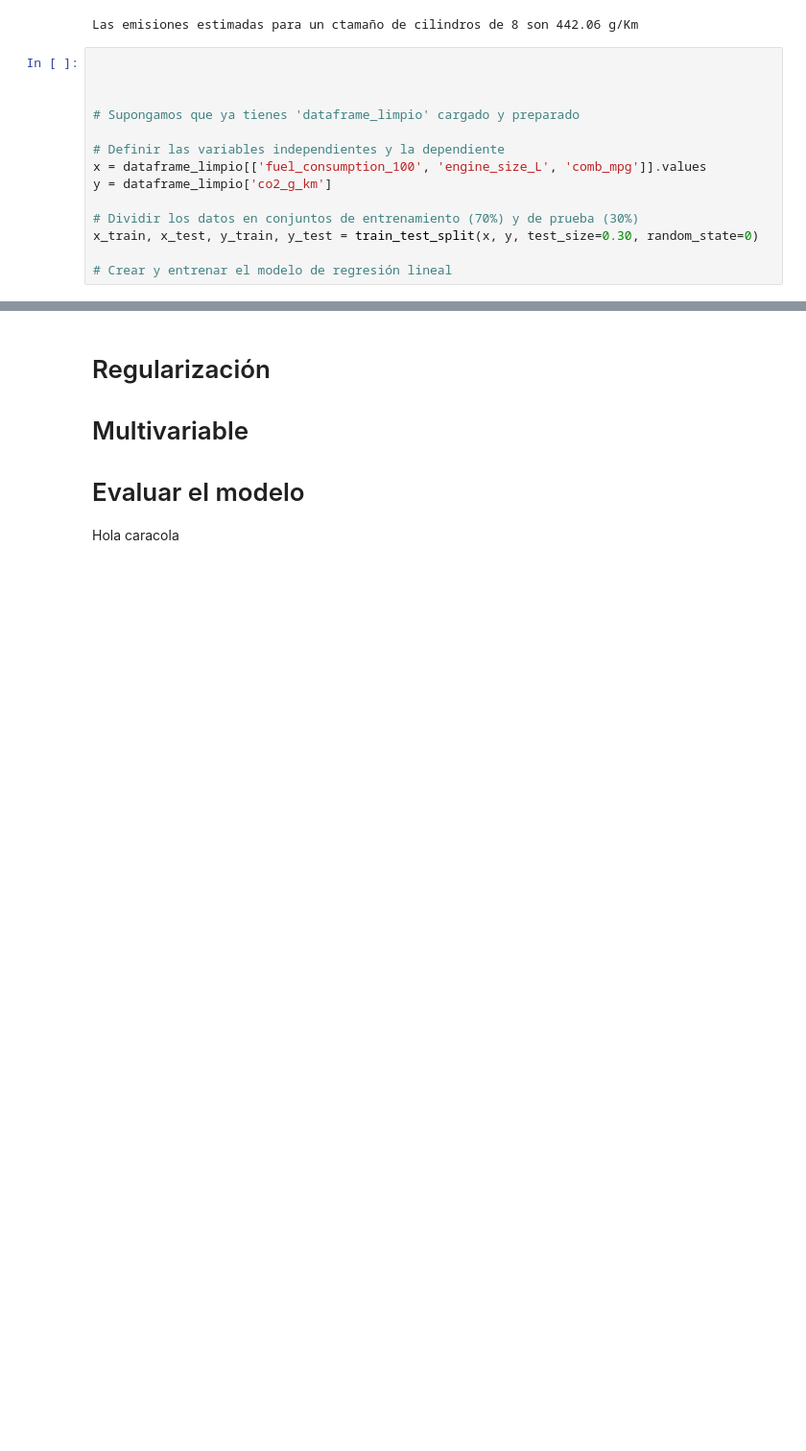
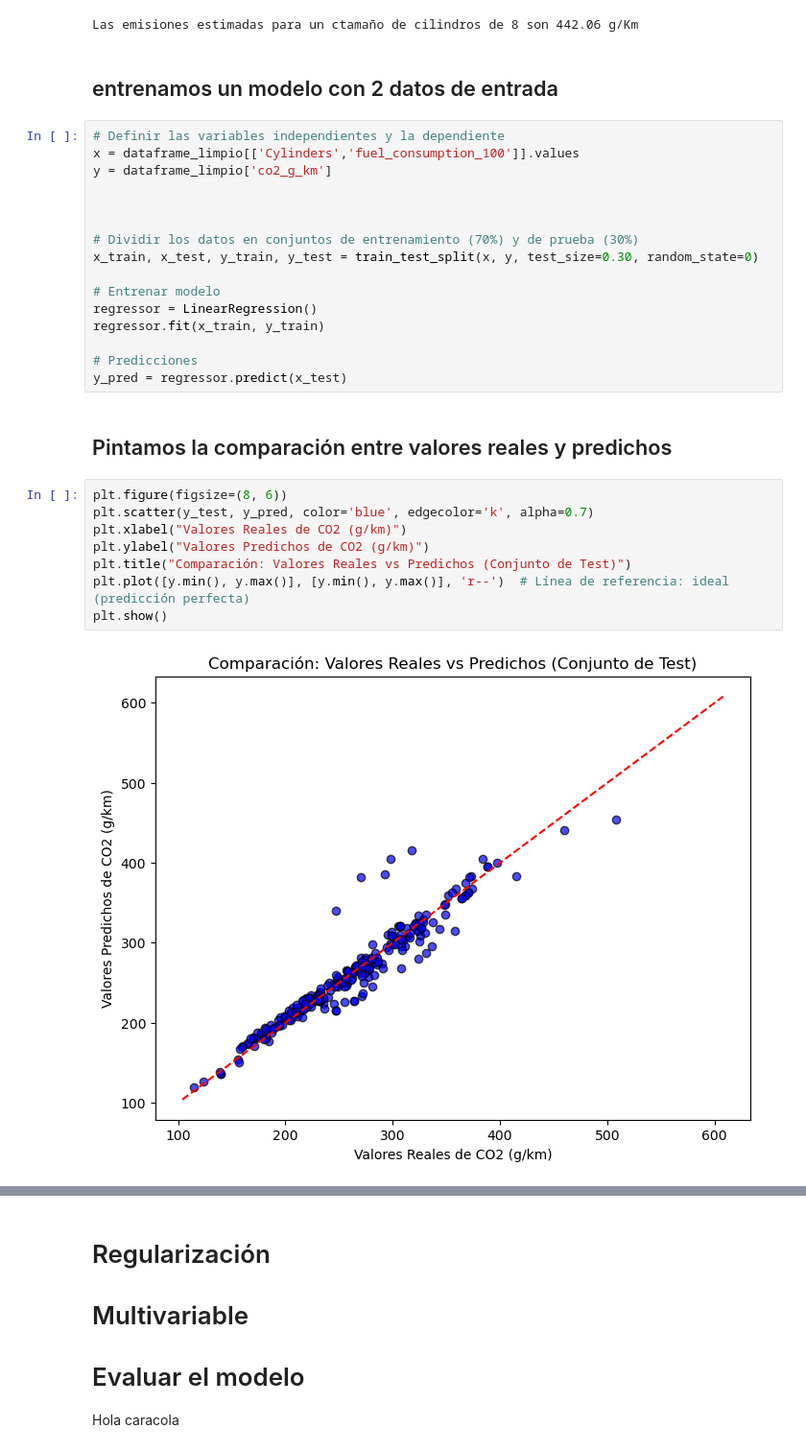
Before and after one commit to EnriqueGranadosMartinez/fuel, a Jupyter notebook: fuel_kike/fuel.ipynb, the cells around one changed output, grey strips where cells are left out. Shown at 96% size. Saved outputs shown, nothing was run; the diff lists cells and outputs as text; blank space fills up the shorter version.

```diff
--- a/fuel_kike/fuel.ipynb
+++ b/fuel_kike/fuel.ipynb
@@ -205,17 +220,33 @@ emisiones_prediccion = regressor.predict(cilindros_inventados)
 print(f"Las emisiones estimadas para un ctamaño de cilindros de {cilindros_inventados[0][0]} son {emisiones_prediccion[0]:,.2f} g/Km")
 # %% [output]
 Las emisiones estimadas para un ctamaño de cilindros de 8 son 442.06 g/Km
+# %% [markdown]
+## entrenamos un modelo con 2 datos de entrada
 # %%
+# Definir las variables independientes y la dependiente
+x = dataframe_limpio[['Cylinders','fuel_consumption_100']].values
+y = dataframe_limpio['co2_g_km']
 
 
-
-# Supongamos que ya tienes 'dataframe_limpio' cargado y preparado
-
-# Definir las variables independientes y la dependiente
-x = dataframe_limpio[['fuel_consumption_100', 'engine_size_L', 'comb_mpg']].values
-y = dataframe_limpio['co2_g_km']
 
 # Dividir los datos en conjuntos de entrenamiento (70%) y de prueba (30%)
 x_train, x_test, y_train, y_test = train_test_split(x, y, test_size=0.30, random_state=0)
 
-# Crear y entrenar el modelo de regresión lineal
+# Entrenar modelo
+regressor = LinearRegression()
+regressor.fit(x_train, y_train)
+
+# Predicciones
+y_pred = regressor.predict(x_test)
+# %% [markdown]
+## Pintamos la comparación entre valores reales y predichos
+# %%
+plt.figure(figsize=(8, 6))
+plt.scatter(y_test, y_pred, color='blue', edgecolor='k', alpha=0.7)
+plt.xlabel("Valores Reales de CO2 (g/km)")
+plt.ylabel("Valores Predichos de CO2 (g/km)")
+plt.title("Comparación: Valores Reales vs Predichos (Conjunto de Test)")
+plt.plot([y.min(), y.max()], [y.min(), y.max()], 'r--')  # Línea de referencia: ideal (predicción perfecta)
+plt.show()
+# %% [output]
+[figure, added]
```
Also changed, not shown: parts of 20 cells of this notebook.
